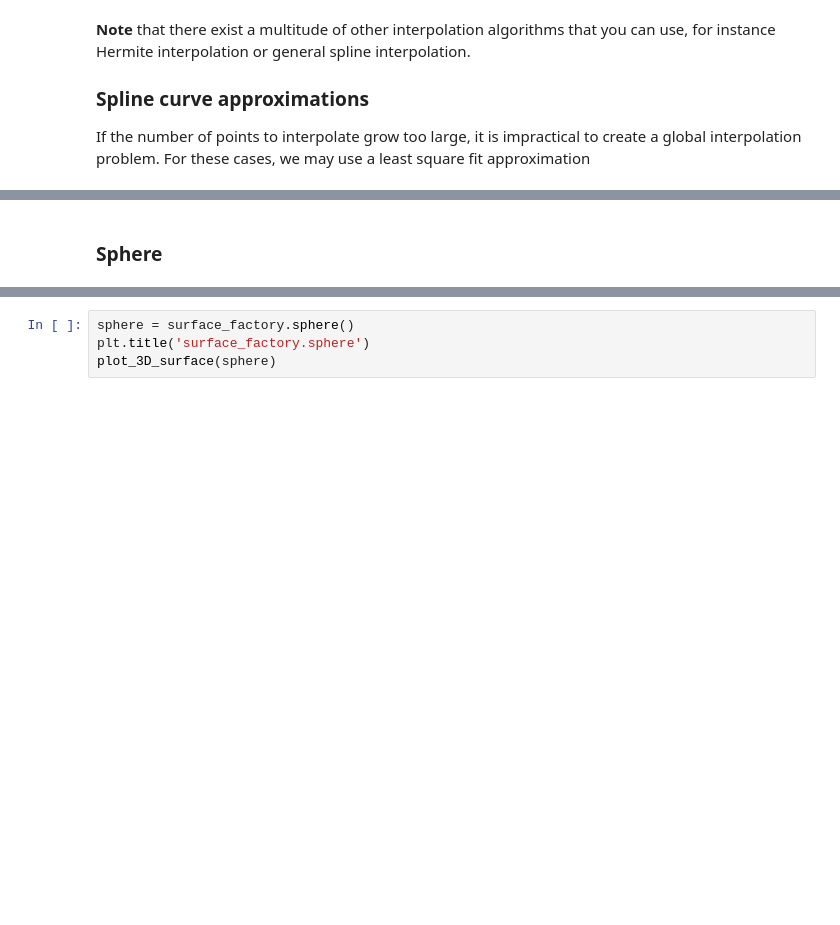
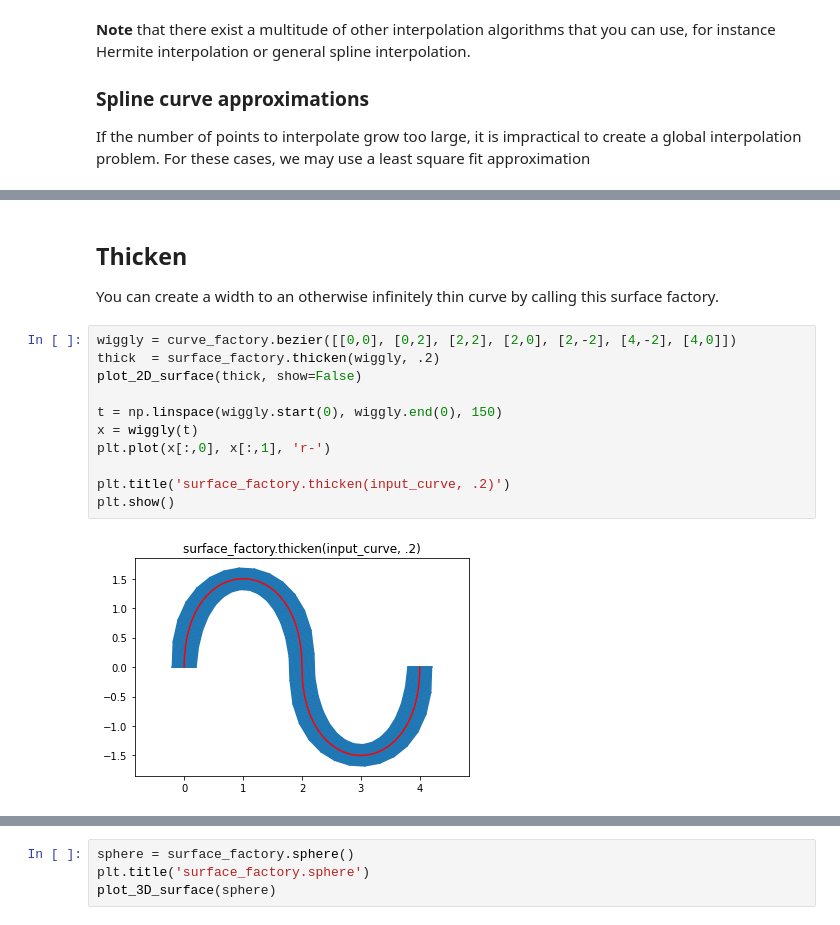
Before and after one commit to VikingScientist/splipy_tutorial, a Jupyter notebook: 03. Factory methods.ipynb, the cells around one changed output, grey strips where cells are left out. Drawn from its saved outputs; the diff is of its cells as text; blank space fills up the shorter version.

```diff
--- a/03. Factory methods.ipynb
+++ b/03. Factory methods.ipynb
@@ -180,2 +182,17 @@ plot_2D_surface(disc)
-# %% [markdown]
-### Sphere
+# %% [markdown]
+## Thicken
+
+You can create a width to an otherwise infinitely thin curve by calling this surface factory.
+# %%
+wiggly = curve_factory.bezier([[0,0], [0,2], [2,2], [2,0], [2,-2], [4,-2], [4,0]])
+thick  = surface_factory.thicken(wiggly, .2)
+plot_2D_surface(thick, show=False)
+
+t = np.linspace(wiggly.start(0), wiggly.end(0), 150)
+x = wiggly(t)
+plt.plot(x[:,0], x[:,1], 'r-')
+
+plt.title('surface_factory.thicken(input_curve, .2)')
+plt.show()
+# %% [output]
+[figure, added]
```
Also changed, not shown: parts of 14 cells of this notebook, 8 other files.
